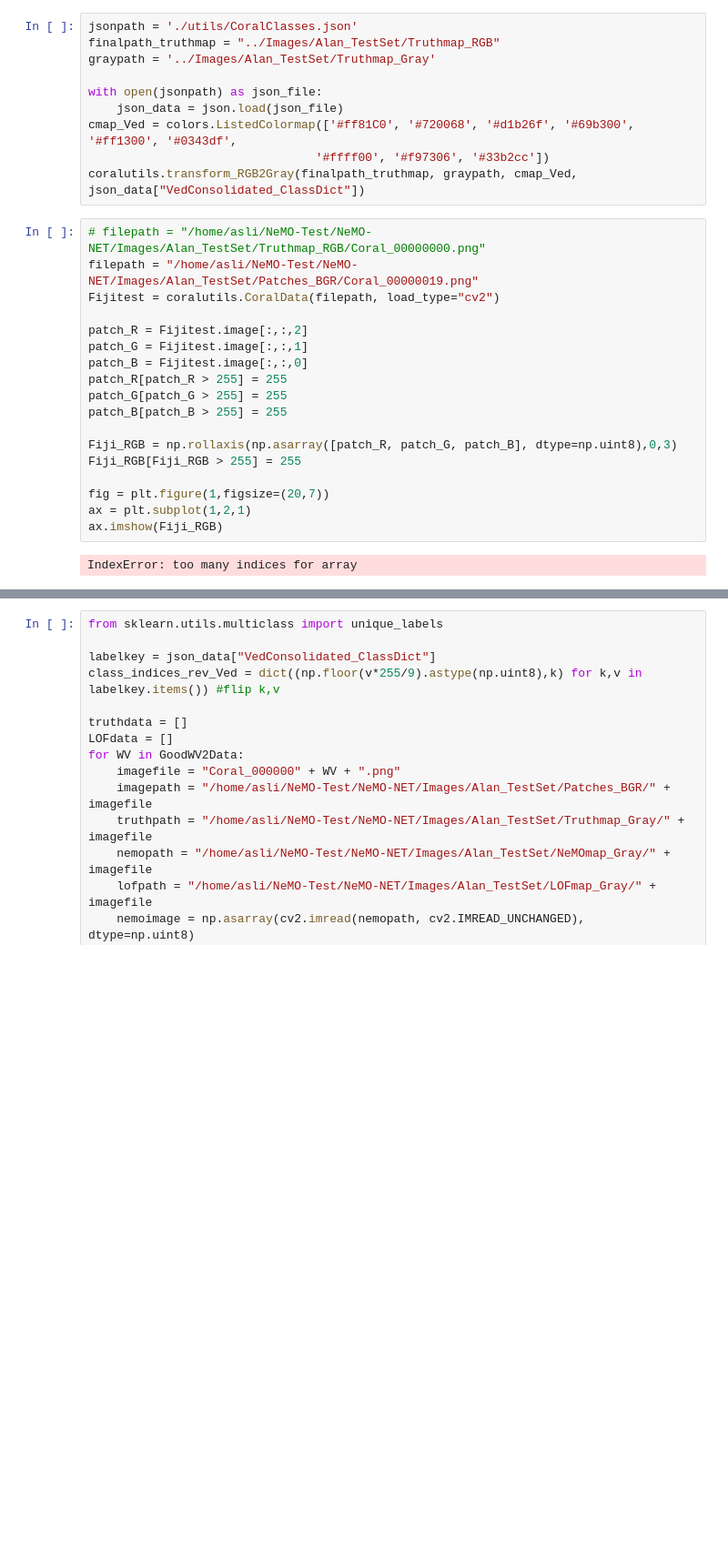
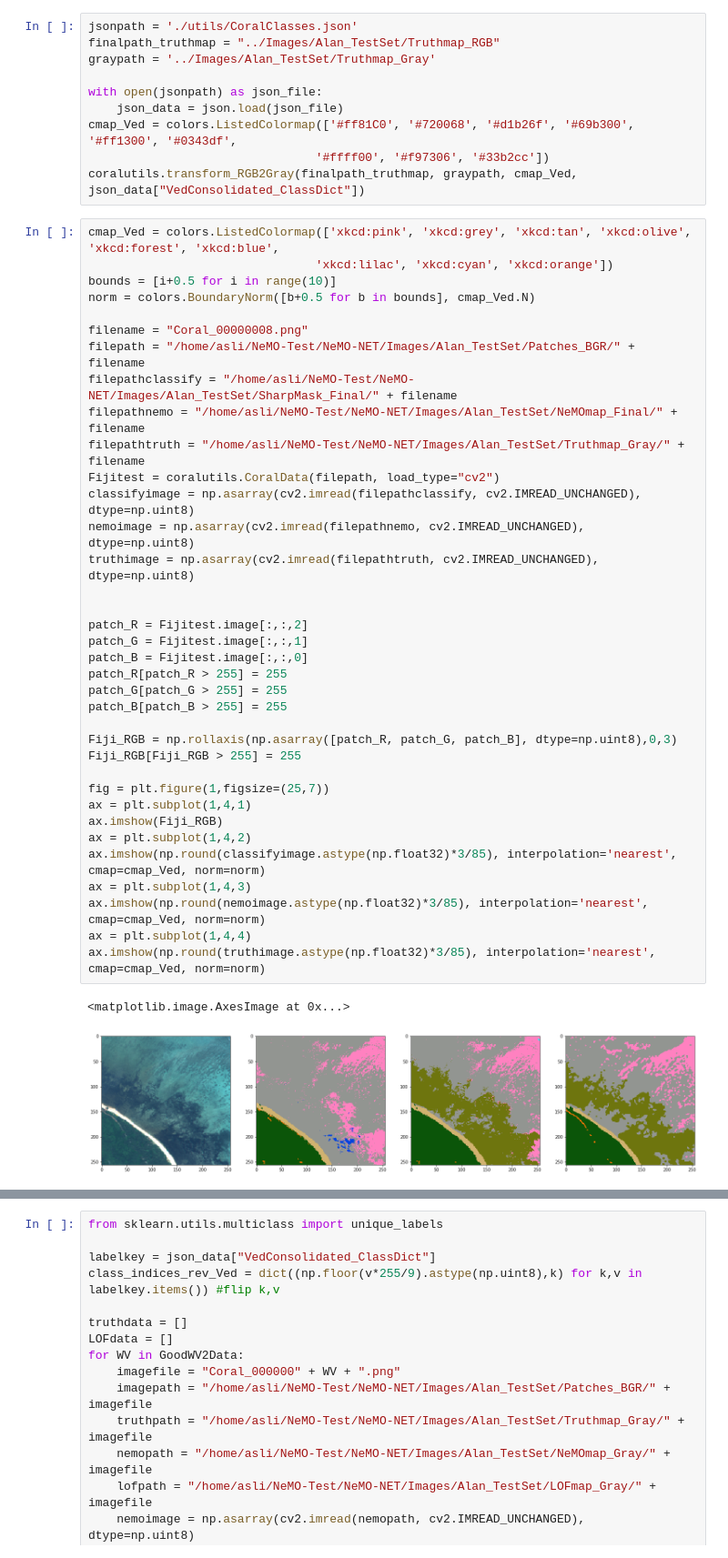
Before and after one commit to NASA-NeMO-Net/NeMO-Net, a Jupyter notebook: CNN/Jarrett_DataManipulation.ipynb, the cells around one changed output, grey strips where cells are left out. Shown at 91% size. Cells and saved outputs as stored; diff of their text form; blank space fills up the shorter version.

```diff
--- a/CNN/Jarrett_DataManipulation.ipynb
+++ b/CNN/Jarrett_DataManipulation.ipynb
@@ -169,24 +169,43 @@ with open(jsonpath) as json_file:
 cmap_Ved = colors.ListedColormap(['#ff81C0', '#720068', '#d1b26f', '#69b300', '#ff1300', '#0343df',
                                 '#ffff00', '#f97306', '#33b2cc'])
 coralutils.transform_RGB2Gray(finalpath_truthmap, graypath, cmap_Ved, json_data["VedConsolidated_ClassDict"])
-# %%
-# filepath = "/home/asli/NeMO-Test/NeMO-NET/Images/Alan_TestSet/Truthmap_RGB/Coral_00000000.png"
-filepath = "/home/asli/NeMO-Test/NeMO-NET/Images/Alan_TestSet/Patches_BGR/Coral_00000019.png"
-Fijitest = coralutils.CoralData(filepath, load_type="cv2")
-
-patch_R = Fijitest.image[:,:,2]
-patch_G = Fijitest.image[:,:,1]
-patch_B = Fijitest.image[:,:,0]
-patch_R[patch_R > 255] = 255
-patch_G[patch_G > 255] = 255
-patch_B[patch_B > 255] = 255
-
-Fiji_RGB = np.rollaxis(np.asarray([patch_R, patch_G, patch_B], dtype=np.uint8),0,3)
-Fiji_RGB[Fiji_RGB > 255] = 255
-
-fig = plt.figure(1,figsize=(20,7))
-ax = plt.subplot(1,2,1)
-ax.imshow(Fiji_RGB)
-# %% [output]
-IndexError: too many indices for array
+# %%
+cmap_Ved = colors.ListedColormap(['xkcd:pink', 'xkcd:grey', 'xkcd:tan', 'xkcd:olive', 'xkcd:forest', 'xkcd:blue',
+                                'xkcd:lilac', 'xkcd:cyan', 'xkcd:orange'])
+bounds = [i+0.5 for i in range(10)]
+norm = colors.BoundaryNorm([b+0.5 for b in bounds], cmap_Ved.N)
+
+filename = "Coral_00000008.png"
+filepath = "/home/asli/NeMO-Test/NeMO-NET/Images/Alan_TestSet/Patches_BGR/" + filename
+filepathclassify = "/home/asli/NeMO-Test/NeMO-NET/Images/Alan_TestSet/SharpMask_Final/" + filename
+filepathnemo = "/home/asli/NeMO-Test/NeMO-NET/Images/Alan_TestSet/NeMOmap_Final/" + filename
+filepathtruth = "/home/asli/NeMO-Test/NeMO-NET/Images/Alan_TestSet/Truthmap_Gray/" + filename
+Fijitest = coralutils.CoralData(filepath, load_type="cv2")
+classifyimage = np.asarray(cv2.imread(filepathclassify, cv2.IMREAD_UNCHANGED), dtype=np.uint8)
+nemoimage = np.asarray(cv2.imread(filepathnemo, cv2.IMREAD_UNCHANGED), dtype=np.uint8)
+truthimage = np.asarray(cv2.imread(filepathtruth, cv2.IMREAD_UNCHANGED), dtype=np.uint8)
+
+
+patch_R = Fijitest.image[:,:,2]
+patch_G = Fijitest.image[:,:,1]
+patch_B = Fijitest.image[:,:,0]
+patch_R[patch_R > 255] = 255
+patch_G[patch_G > 255] = 255
+patch_B[patch_B > 255] = 255
+
+Fiji_RGB = np.rollaxis(np.asarray([patch_R, patch_G, patch_B], dtype=np.uint8),0,3)
+Fiji_RGB[Fiji_RGB > 255] = 255
+
+fig = plt.figure(1,figsize=(25,7))
+ax = plt.subplot(1,4,1)
+ax.imshow(Fiji_RGB)
+ax = plt.subplot(1,4,2)
+ax.imshow(np.round(classifyimage.astype(np.float32)*3/85), interpolation='nearest', cmap=cmap_Ved, norm=norm)
+ax = plt.subplot(1,4,3)
+ax.imshow(np.round(nemoimage.astype(np.float32)*3/85), interpolation='nearest', cmap=cmap_Ved, norm=norm)
+ax = plt.subplot(1,4,4)
+ax.imshow(np.round(truthimage.astype(np.float32)*3/85), interpolation='nearest', cmap=cmap_Ved, norm=norm)
+# %% [output]
+<matplotlib.image.AxesImage at 0x...>
+[figure, added]
 # %%
```
Also changed, not shown: parts of 2 cells of this notebook, 4 other files.
